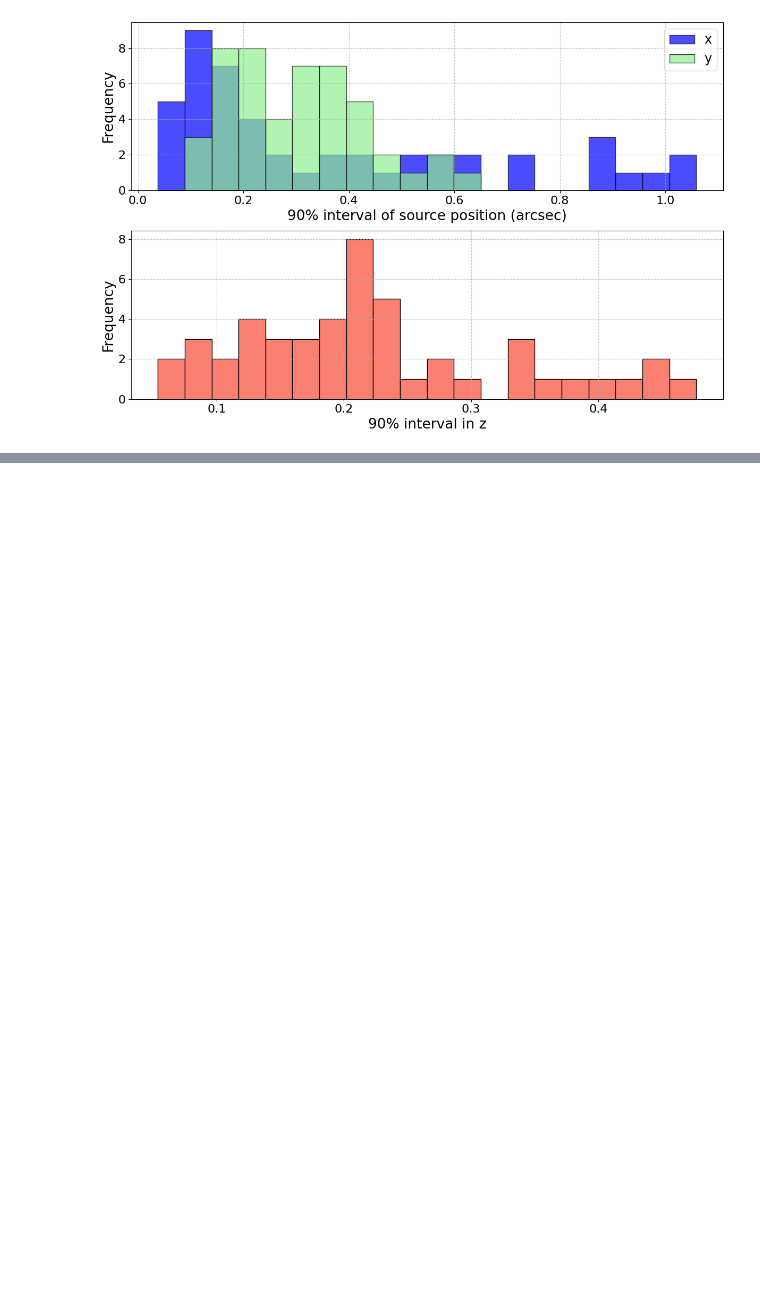
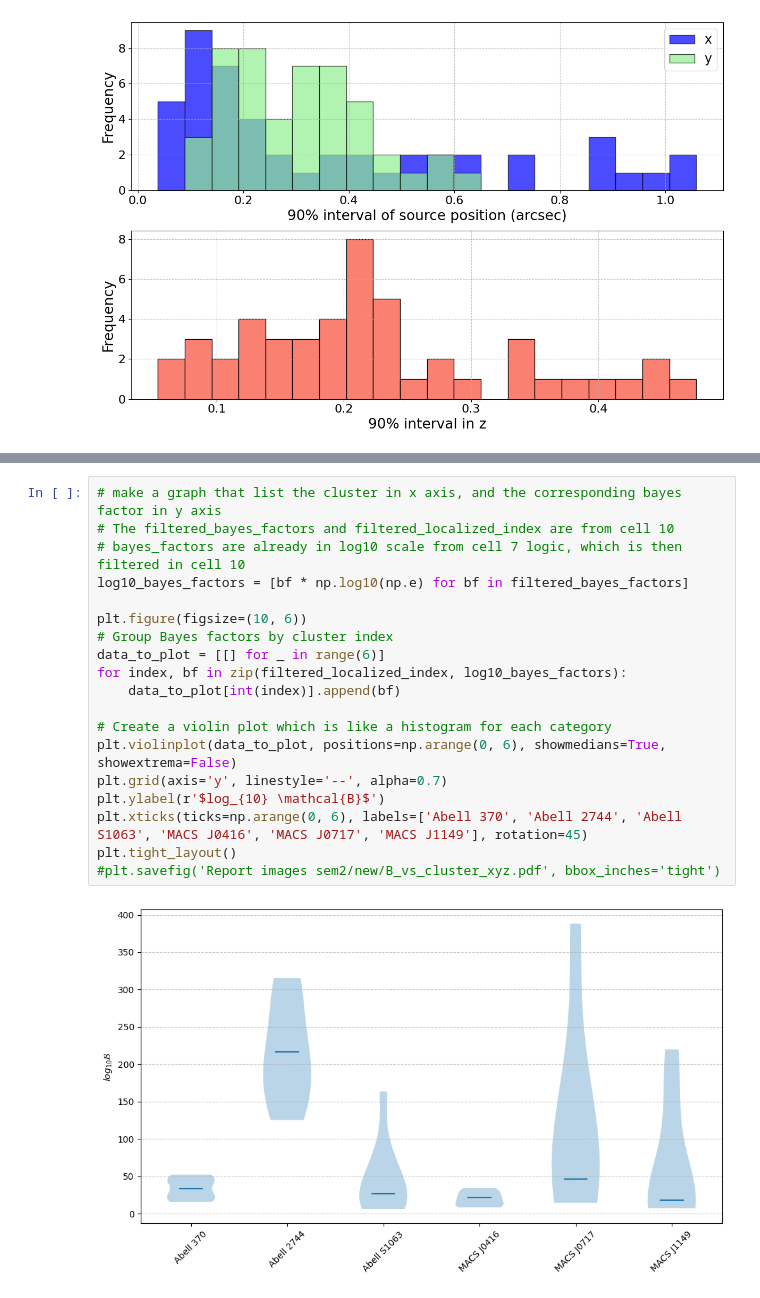
Before and after one commit to diceandcats/GWlensing_Brian, a Jupyter notebook: process_result.ipynb, the cells around one changed output, grey strips where cells are left out. Cells and saved outputs as stored; diff of their text form; blank space fills up the shorter version.

```diff
--- a/process_result.ipynb
+++ b/process_result.ipynb
@@ -371,0 +432,21 @@ Number of filtered bayes factors: 48
+# %%
+# make a graph that list the cluster in x axis, and the corresponding bayes factor in y axis
+# The filtered_bayes_factors and filtered_localized_index are from cell 10
+# bayes_factors are already in log10 scale from cell 7 logic, which is then filtered in cell 10
+log10_bayes_factors = [bf * np.log10(np.e) for bf in filtered_bayes_factors]
+
+plt.figure(figsize=(10, 6))
+# Group Bayes factors by cluster index
+data_to_plot = [[] for _ in range(6)]
+for index, bf in zip(filtered_localized_index, log10_bayes_factors):
+    data_to_plot[int(index)].append(bf)
+
+# Create a violin plot which is like a histogram for each category
+plt.violinplot(data_to_plot, positions=np.arange(0, 6), showmedians=True, showextrema=False)
+plt.grid(axis='y', linestyle='--', alpha=0.7)
+plt.ylabel(r'$log_{10} \mathcal{B}$')
+plt.xticks(ticks=np.arange(0, 6), labels=['Abell 370', 'Abell 2744', 'Abell S1063', 'MACS J0416', 'MACS J0717', 'MACS J1149'], rotation=45)
+plt.tight_layout()
+#plt.savefig('Report images sem2/new/B_vs_cluster_xyz.pdf', bbox_inches='tight')
+# %% [output]
+[figure, added]
```
Also changed, not shown: parts of 4 cells of this notebook, 7 other files.
